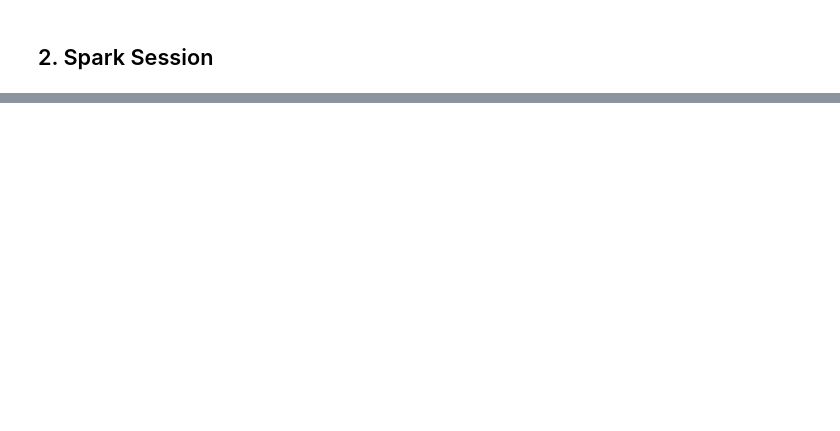
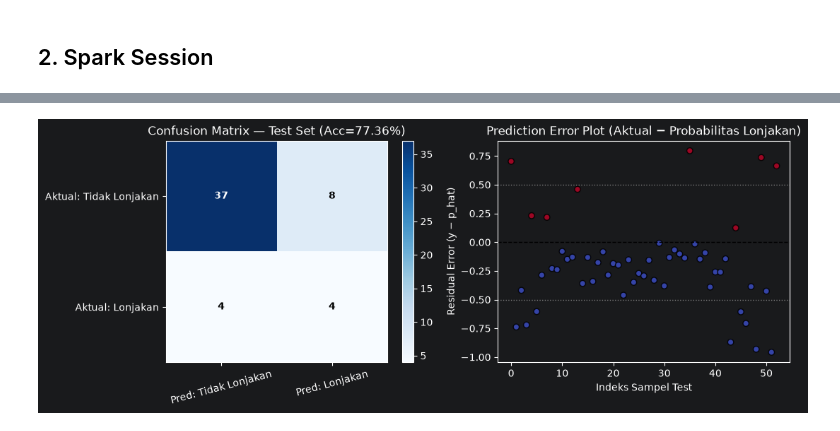
Before and after one commit to aris-hobb/big-data-respiratory-analytics, a Jupyter notebook: notebooks/model_2_09020624025.ipynb, the cells around one changed output, grey strips where cells are left out. Drawn from its saved outputs; the diff is of its cells as text; code cells hidden in the pictures; blank space fills up the shorter version.

```diff
--- a/notebooks/model_2_09020624025.ipynb
+++ b/notebooks/model_2_09020624025.ipynb
@@ -361,11 +87,0 @@ plt.show()
-# %%
-importances = list(zip(feature_cols, best_model.featureImportances.toArray()))
-importances.sort(key=lambda x: -x[1])
-for f, imp in importances:
-    print(f"{f:20s}: {imp:.4f}")
-
-plt.figure(figsize=(6,4))
-plt.barh([f for f,_ in importances][::-1], [imp for _,imp in importances][::-1], color="#55A868")
-plt.title("Feature Importance - Random Forest (Prediksi Lonjakan)")
-plt.tight_layout()
-plt.show()
@@ -435,0 +132,9 @@ Model tersimpan di: ../models/surge_classifier_rf
+# %%
+state_indexer = StringIndexer(inputCol="state", outputCol="state_idx", handleInvalid="keep")
+si_model = state_indexer.fit(df_clean)
+df_idx = si_model.transform(df_clean)
+
+feature_cols = ["lag_1", "lag_2", "rolling_mean_4w", "bed_occ_ratio_lag1", "week_of_year", "state_idx"]
+assembler = VectorAssembler(inputCols=feature_cols, outputCol="features")
+df_feat = assembler.transform(df_idx)
+df_feat.select("week_date", "state", "state_idx", "spike_label", "features").show(5, truncate=False)
@@ -435,0 +239,68 @@ Model tersimpan di: ../models/surge_classifier_rf
+# %%
+val_pred = best_model.transform(val_df)
+val_acc = acc_evaluator.evaluate(val_pred)
+val_f1 = f1_evaluator.evaluate(val_pred)
+val_precision = precision_evaluator.evaluate(val_pred)
+val_recall = recall_evaluator.evaluate(val_pred)
+
+if LOWER < val_acc < UPPER:
+    print(f"[Diamond 70% < X < 80% -> Yes] Validation Accuracy = {val_acc:.2%} | F1 = {val_f1:.4f}")
+else:
+    print(f"[Diamond 70% < X < 80% -> Batas {MAX_ROUNDS} putaran tercapai] Validation Accuracy = {val_acc:.2%} | F1 = {val_f1:.4f}")
+
+test_pred = best_model.transform(test_df)
+test_acc = acc_evaluator.evaluate(test_pred)
+test_f1 = f1_evaluator.evaluate(test_pred)
+test_precision = precision_evaluator.evaluate(test_pred)
+test_recall = recall_evaluator.evaluate(test_pred)
+
+print(
+    f"Test Set -> Accuracy: {test_acc:.4f} | Precision (Lonjakan): {test_precision:.4f} | "
+    f"Recall (Lonjakan): {test_recall:.4f} | F1: {test_f1:.4f}"
+)
+
+cm_test_pdf = test_pred.groupBy("spike_label", "prediction").count().orderBy("spike_label", "prediction").toPandas()
+cm_matrix = cm_test_pdf.pivot(index="spike_label", columns="prediction", values="count").reindex(index=[0, 1], columns=[0.0, 1.0], fill_value=0)
+cm_matrix.index = ["Aktual: Tidak Lonjakan", "Aktual: Lonjakan"]
+cm_matrix.columns = ["Pred: Tidak Lonjakan", "Pred: Lonjakan"]
+print("\nConfusion Matrix (Test Set):")
+print(cm_matrix)
+
+# Visualisasi: Confusion Matrix & Prediction Error Plot (sesuai Diagram Arsitektur)
+from pyspark.ml.functions import vector_to_array
+
+pdf_err = (
+    test_pred.withColumn("prob_arr", vector_to_array("probability"))
+    .select("week_date", "state", "spike_label", "prediction", F.col("prob_arr")[1].alias("prob_spike"))
+    .toPandas()
+)
+pdf_err["prediction_error"] = pdf_err["spike_label"] - pdf_err["prob_spike"]
+
+fig, axes = plt.subplots(1, 2, figsize=(11, 4.2))
+
+im = axes[0].imshow(cm_matrix.values, cmap="Blues")
+fig.colorbar(im, ax=axes[0])
+axes[0].set_xticks(range(2))
+axes[0].set_xticklabels(cm_matrix.columns, rotation=15)
+axes[0].set_yticks(range(2))
+axes[0].set_yticklabels(cm_matrix.index)
+for i in range(2):
+    for j in range(2):
+        axes[0].text(
+            j, i, int(cm_matrix.values[i, j]), ha="center", va="center",
+            color="white" if cm_matrix.values[i, j] > cm_matrix.values.max() / 2 else "black",
+            fontweight="bold",
+        )
+axes[0].set_title(f"Confusion Matrix — Test Set (Acc={test_acc:.2%})")
+
+axes[1].scatter(range(len(pdf_err)), pdf_err["prediction_error"], c=pdf_err["spike_label"], cmap="coolwarm", alpha=0.85, edgecolors="k")
+axes[1].axhline(0, color="black", linestyle="--", linewidth=1)
+axes[1].axhline(0.5, color="gray", linestyle=":", linewidth=1)
+axes[1].axhline(-0.5, color="gray", linestyle=":", linewidth=1)
+axes[1].set_title("Prediction Error Plot (Aktual − Probabilitas Lonjakan)")
+axes[1].set_xlabel("Indeks Sampel Test")
+axes[1].set_ylabel("Residual Error (y − p_hat)")
+
+plt.tight_layout()
+plt.show()
+# %% [output]
@@ -435,0 +314 @@ Model tersimpan di: ../models/surge_classifier_rf
+[figure, added]
```
Also changed, not shown: parts of 54 cells of this notebook, 30 other files.
